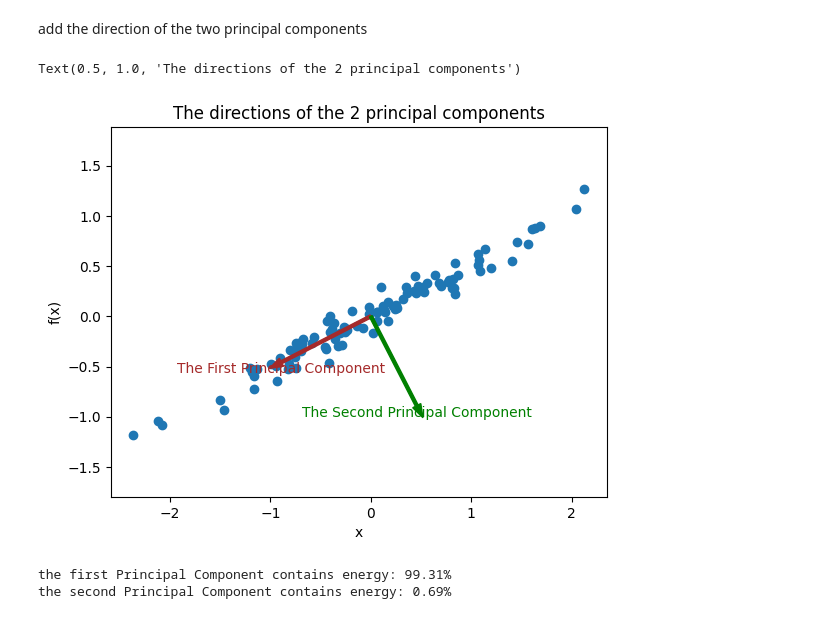
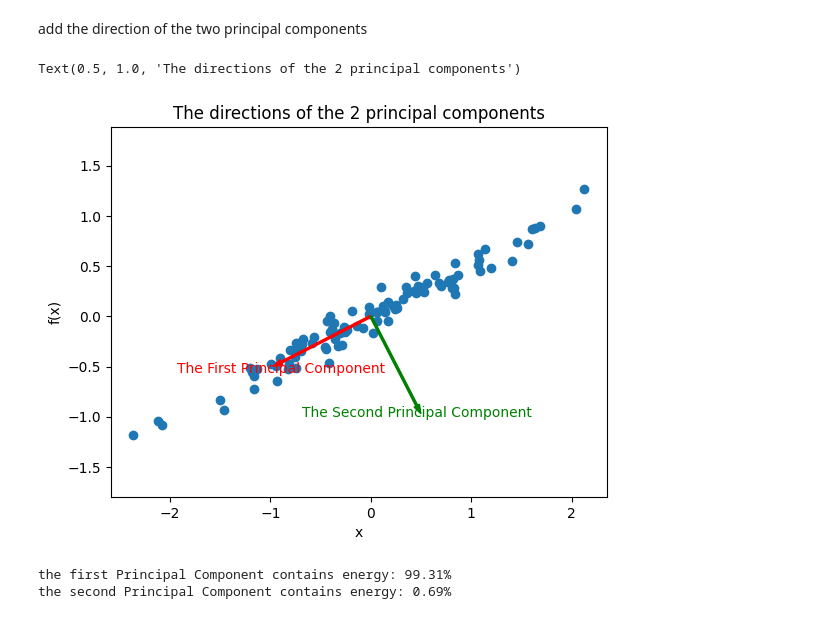
Before and after one commit to HUWENBIN2024/ML_Crowd_Modeling_and_Simulation, a Jupyter notebook: ex3/task1_1/task1.ipynb, the cells around one changed output. Cells and saved outputs as stored; diff of their text form; code cells hidden in the pictures.

```diff
--- a/ex3/task1_1/task1.ipynb
+++ b/ex3/task1_1/task1.ipynb
@@ -55,18 +55,18 @@ add the direction of the two principal components
 # %%
 fig = plt.figure()
 ax = fig.add_subplot()
-ax.scatter(data1_centered[:, 0], data1_centered[:, 1])
-ax.arrow(0, 0, Vh1[0,0], Vh1[0,1], width = 0.03, color='brown')
-ax.arrow(0, 0, Vh1[1,0], Vh1[1,1], width = 0.03, color='green')
-ax.text(Vh1[0][0], Vh1[0][1], 'The First Principal Component', horizontalalignment='center', verticalalignment='top', color='brown')
+ax.scatter(data1_centered[:, 0], data1_centered[:, 1], color='tab:blue')
+ax.arrow(0, 0, Vh1[0,0], Vh1[0,1], width = 0.02, color='red')
+ax.arrow(0, 0, Vh1[1,0], Vh1[1,1], width = 0.02, color='green')
+ax.text(Vh1[0][0], Vh1[0][1], 'The First Principal Component', horizontalalignment='center', verticalalignment='top', color='red')
 ax.text(Vh1[1][0], Vh1[1][1], 'The Second Principal Component', horizontalalignment='center', verticalalignment='top', color='green')
 ax.axis('equal')
 ax.set_xlabel('x')
 ax.set_ylabel('f(x)')
 plt.title("The directions of the 2 principal components")
 # %% [output]
 Text(0.5, 1.0, 'The directions of the 2 principal components')
-[figure, old version]
+[figure, new version]
 # %%
 pc1_energy = energy1[0]
 pc2_energy = energy1[1]
```
Also changed, not shown: parts of 2 cells of this notebook.
